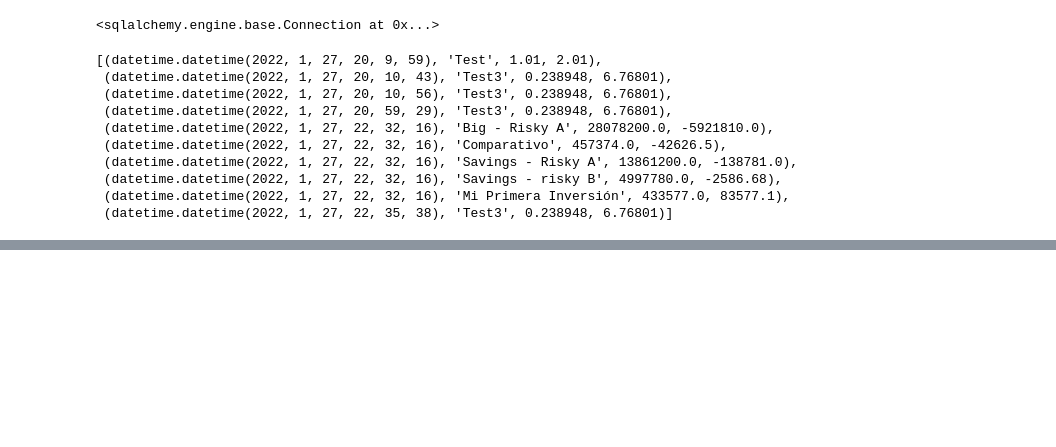
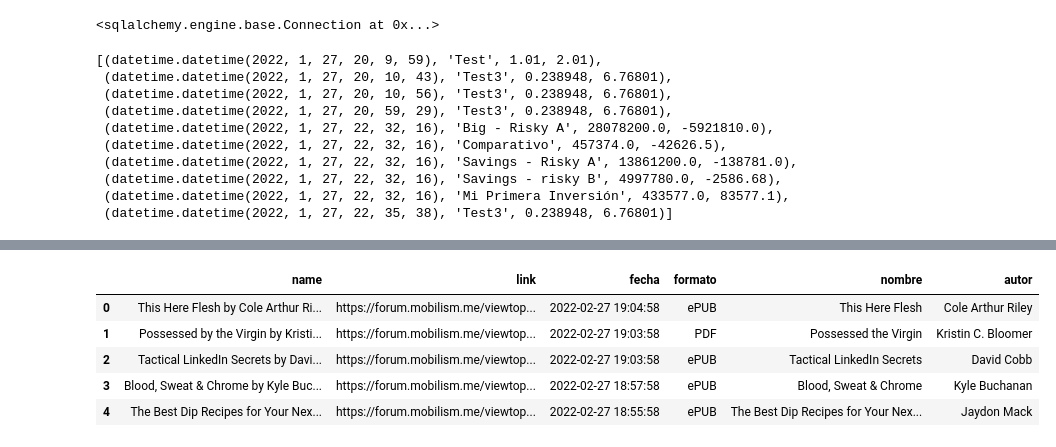
Before and after one commit to slarrain/Utils, a Jupyter notebook: mobilism/Mobilism Parser.ipynb, the cells around one changed output, grey strips where cells are left out. Saved outputs shown, nothing was run; the diff lists cells and outputs as text; code cells hidden in the pictures; blank space fills up the shorter version.

```diff
--- a/mobilism/Mobilism Parser.ipynb
+++ b/mobilism/Mobilism Parser.ipynb
@@ -372,0 +561,13 @@ engine.execute("Select * from fintual limit 10;").fetchall()
+# %%
+engine = get_engine()
+# %%
+df = pd.read_sql_table('mobilism_book_list', engine.connect(), )
+# %%
+df.head()
+# %% [output]
+|  | name | link | fecha | formato | nombre | autor |
+| 0 | This Here Flesh by Cole Arthur Ri... | https://forum.mobilism.me/viewtop... | 2022-02-27 19:04:58 | ePUB | This Here Flesh | Cole Arthur Riley |
+| 1 | Possessed by the Virgin by Kristi... | https://forum.mobilism.me/viewtop... | 2022-02-27 19:03:58 | PDF | Possessed the Virgin | Kristin C. Bloomer |
+| 2 | Tactical LinkedIn Secrets by Davi... | https://forum.mobilism.me/viewtop... | 2022-02-27 19:03:58 | ePUB | Tactical LinkedIn Secrets | David Cobb |
+| 3 | Blood, Sweat & Chrome by Kyle Buc... | https://forum.mobilism.me/viewtop... | 2022-02-27 18:57:58 | ePUB | Blood, Sweat & Chrome | Kyle Buchanan |
+| 4 | The Best Dip Recipes for Your Nex... | https://forum.mobilism.me/viewtop... | 2022-02-27 18:55:58 | ePUB | The Best Dip Recipes for Your Nex... | Jaydon Mack |
```
Also changed, not shown: parts of 65 cells of this notebook, 9 other files.
